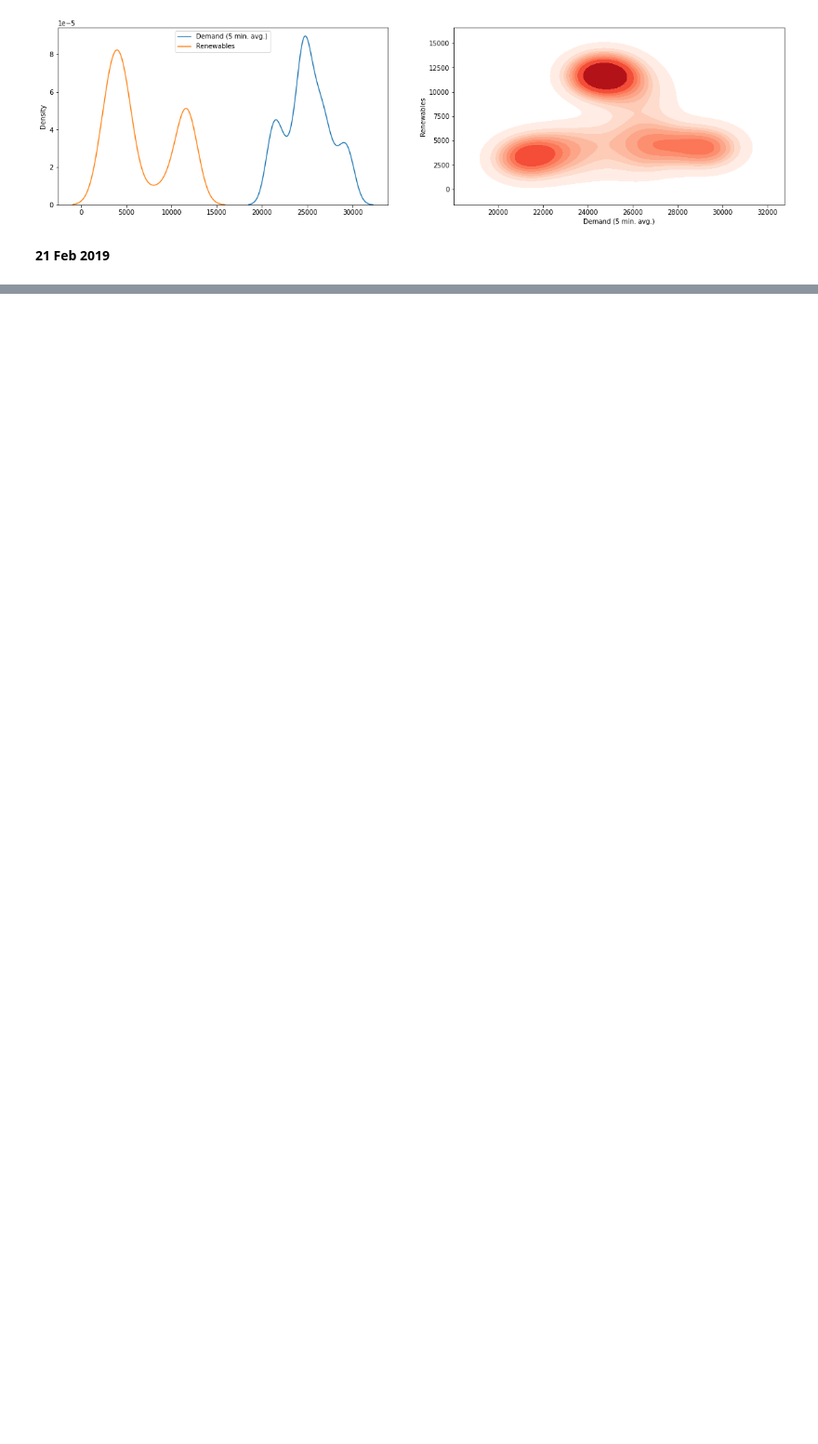
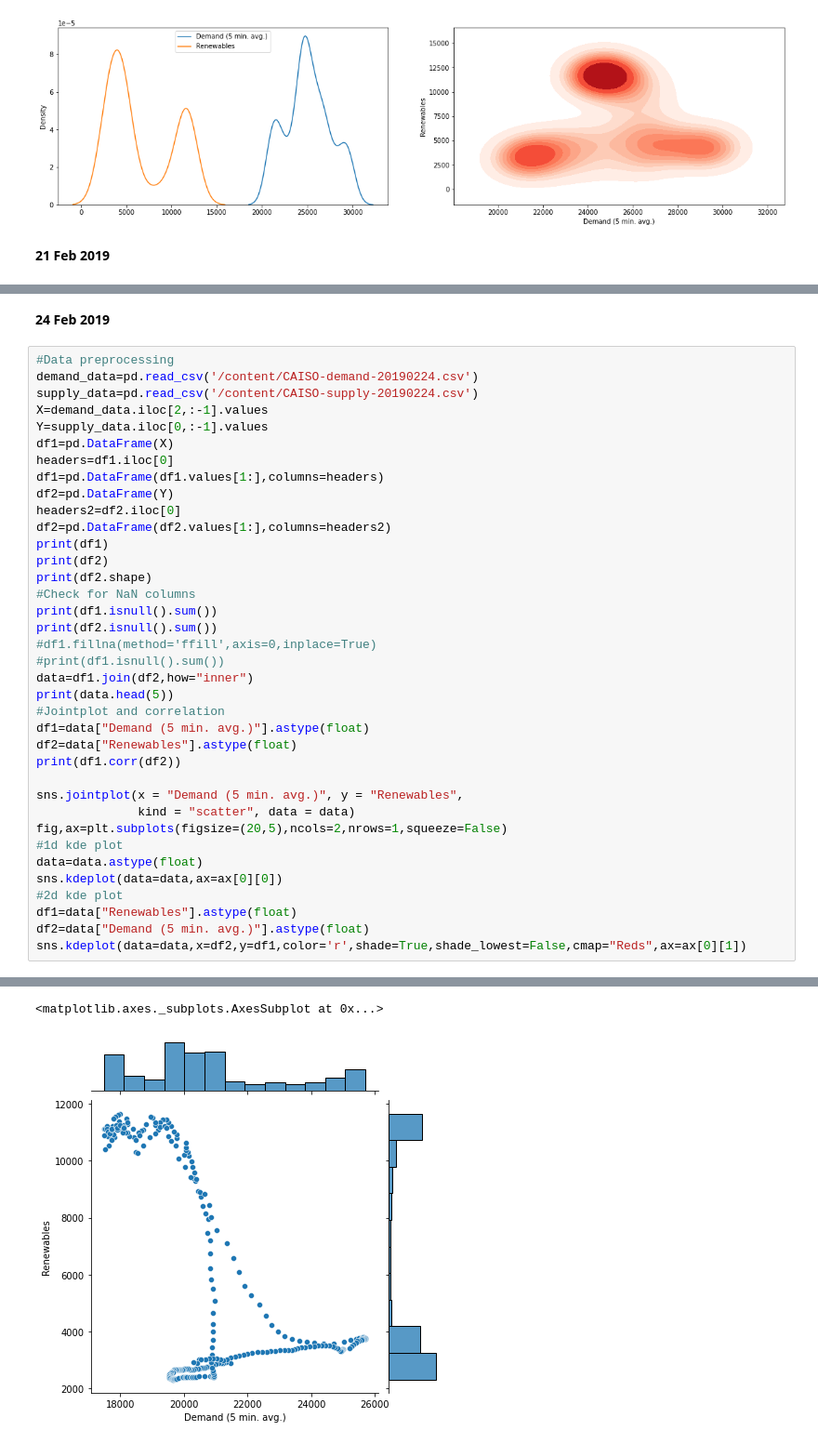
Before and after one commit to neha702/Microgrid-analysis, a Jupyter notebook: Renewables_versus_demand(Feb_month_2019).ipynb, the cells around one changed output, grey strips where cells are left out. Shown at 93% size. Drawn from its saved outputs; the diff is of its cells as text; blank space fills up the shorter version.

```diff
--- a/Renewables_versus_demand(Feb_month_2019).ipynb
+++ b/Renewables_versus_demand(Feb_month_2019).ipynb
@@ -1232,0 +1374,40 @@ sns.kdeplot(data=data,x=df2,y=df1,color='r',shade=True,shade_lowest=False,cmap="
+# %% [markdown]
+**24 Feb 2019**
+# %%
+#Data preprocessing
+demand_data=pd.read_csv('/content/CAISO-demand-20190224.csv')
+supply_data=pd.read_csv('/content/CAISO-supply-20190224.csv')
+X=demand_data.iloc[2,:-1].values
+Y=supply_data.iloc[0,:-1].values
+df1=pd.DataFrame(X)
+headers=df1.iloc[0]
+df1=pd.DataFrame(df1.values[1:],columns=headers)
+df2=pd.DataFrame(Y)
+headers2=df2.iloc[0]
+df2=pd.DataFrame(df2.values[1:],columns=headers2)
+print(df1)
+print(df2)
+print(df2.shape)
+#Check for NaN columns
+print(df1.isnull().sum())
+print(df2.isnull().sum())
+#df1.fillna(method='ffill',axis=0,inplace=True)
+#print(df1.isnull().sum())
+data=df1.join(df2,how="inner")
+print(data.head(5))
+#Jointplot and correlation
+df1=data["Demand (5 min. avg.)"].astype(float)
+df2=data["Renewables"].astype(float)
+print(df1.corr(df2))
+
+sns.jointplot(x = "Demand (5 min. avg.)", y = "Renewables",
+              kind = "scatter", data = data)
+fig,ax=plt.subplots(figsize=(20,5),ncols=2,nrows=1,squeeze=False)
+#1d kde plot
+data=data.astype(float)
+sns.kdeplot(data=data,ax=ax[0][0])
+#2d kde plot
+df1=data["Renewables"].astype(float)
+df2=data["Demand (5 min. avg.)"].astype(float)
+sns.kdeplot(data=data,x=df2,y=df1,color='r',shade=True,shade_lowest=False,cmap="Reds",ax=ax[0][1])
+# %% [output]
@@ -1232,0 +1431,2 @@ sns.kdeplot(data=data,x=df2,y=df1,color='r',shade=True,shade_lowest=False,cmap="
+<matplotlib.axes._subplots.AxesSubplot at 0x...>
+[figure, added]
```
Also changed, not shown: parts of 14 cells of this notebook.
